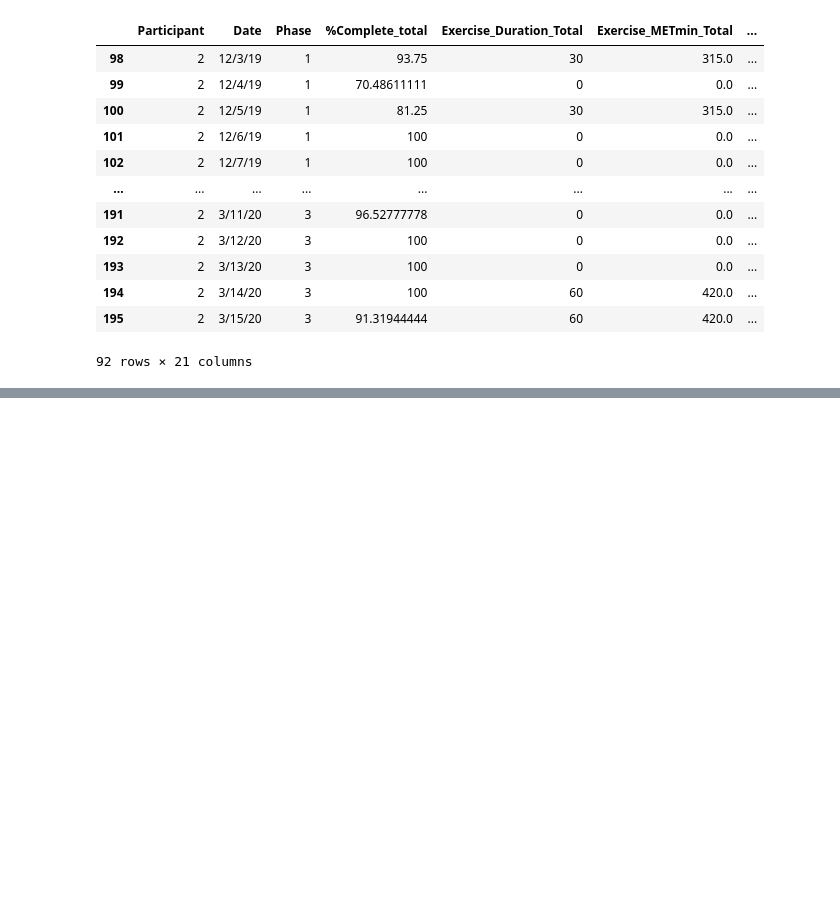
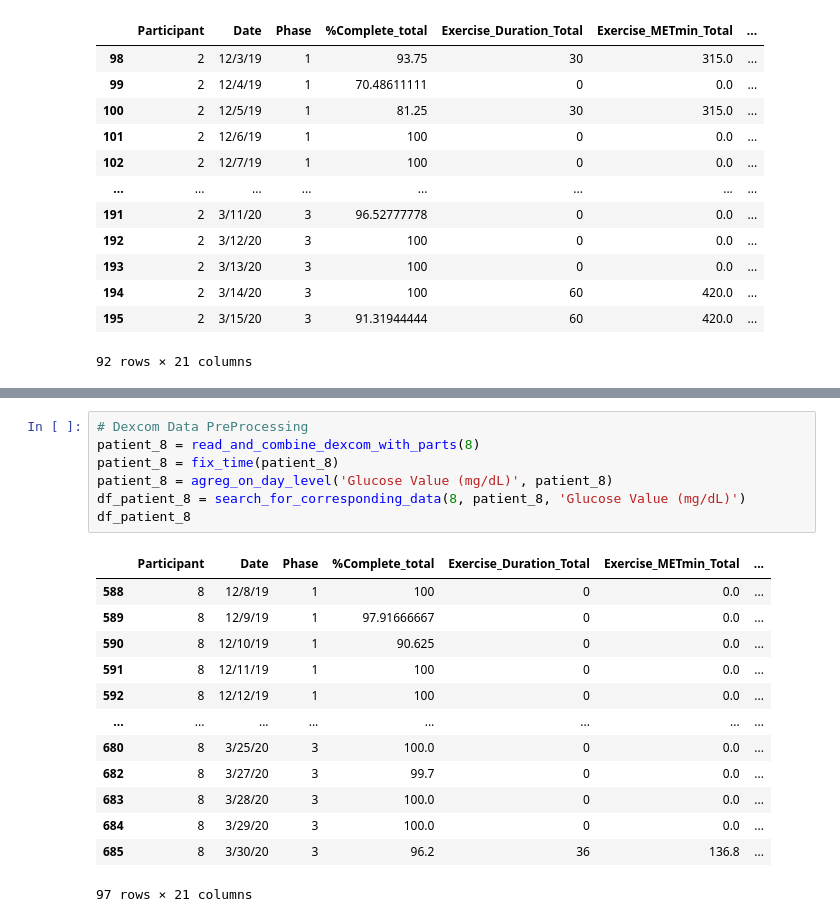
Before and after one commit to RajatDoshi/glucoseML, a Jupyter notebook: Patient One Datapreprocessing.ipynb, the cells around one changed output, grey strips where cells are left out. Saved outputs shown, nothing was run; the diff lists cells and outputs as text; blank space fills up the shorter version.

```diff
--- a/Patient One Datapreprocessing.ipynb
+++ b/Patient One Datapreprocessing.ipynb
@@ -138,0 +235,21 @@ df_patient_4
+# %%
+# Dexcom Data PreProcessing
+patient_8 = read_and_combine_dexcom_with_parts(8)
+patient_8 = fix_time(patient_8)
+patient_8 = agreg_on_day_level('Glucose Value (mg/dL)', patient_8)
+df_patient_8 = search_for_corresponding_data(8, patient_8, 'Glucose Value (mg/dL)')
+df_patient_8
+# %% [output]
+|  | Participant | Date | Phase | %Complete_total | Exercise_Duration_Total | Exercise_METmin_Total | ... |
+| 588 | 8 | 12/8/19 | 1 | 100 | 0 | 0.0 | ... |
+| 589 | 8 | 12/9/19 | 1 | 97.91666667 | 0 | 0.0 | ... |
+| 590 | 8 | 12/10/19 | 1 | 90.625 | 0 | 0.0 | ... |
+| 591 | 8 | 12/11/19 | 1 | 100 | 0 | 0.0 | ... |
+| 592 | 8 | 12/12/19 | 1 | 100 | 0 | 0.0 | ... |
+| ... | ... | ... | ... | ... | ... | ... | ... |
+| 680 | 8 | 3/25/20 | 3 | 100.0 | 0 | 0.0 | ... |
+| 682 | 8 | 3/27/20 | 3 | 99.7 | 0 | 0.0 | ... |
+| 683 | 8 | 3/28/20 | 3 | 100.0 | 0 | 0.0 | ... |
+| 684 | 8 | 3/29/20 | 3 | 100.0 | 0 | 0.0 | ... |
+| 685 | 8 | 3/30/20 | 3 | 96.2 | 36 | 136.8 | ... |
+97 rows × 21 columns
```
Also changed, not shown: parts of 8 cells of this notebook, 17 other files.
